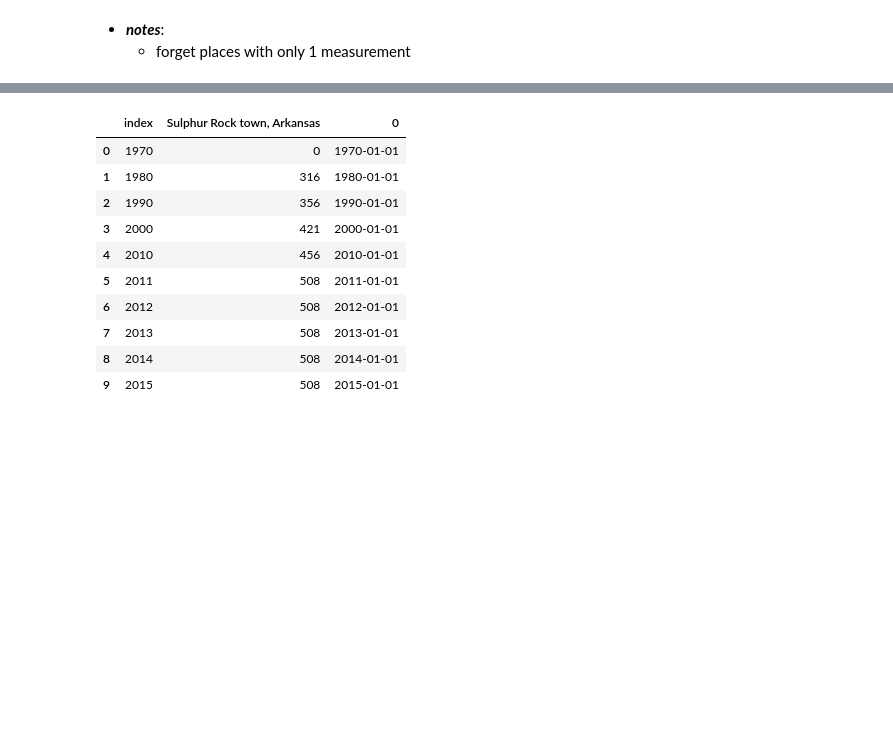
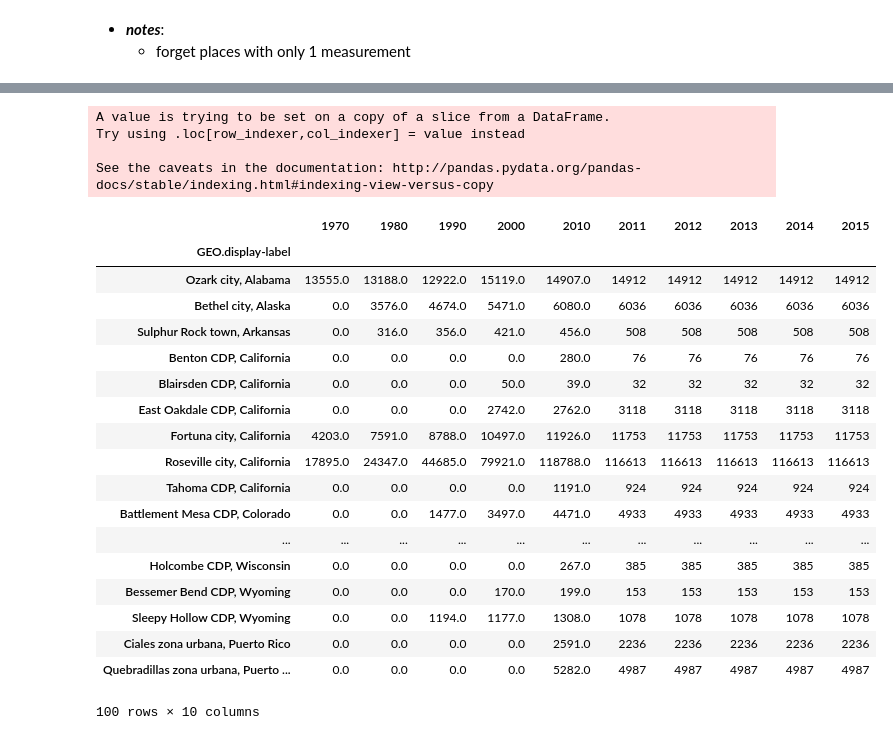
Before and after one commit to gumdropsteve/population_prophet, a Jupyter notebook: exploratory-data-analysis/timeseries/pop_by_place.ipynb, the cells around one changed output, grey strips where cells are left out. Drawn from its saved outputs; the diff is of its cells as text; code cells hidden in the pictures; blank space fills up the shorter version.

```diff
--- a/exploratory-data-analysis/timeseries/pop_by_place.ipynb
+++ b/exploratory-data-analysis/timeseries/pop_by_place.ipynb
@@ -760,38 +797,41 @@ train_df = pd.concat([s_census_,s_acs_2011_,s_acs_2012_,s_acs_2013_,s_acs_2014_,
 # %%
-'''forecast 2016 and 2017 populations using model for each sample Place'''
-# set out route
-out = []
-# make DataFrame of column values as datetime
-datetimes = pd.DataFrame(data=pd.to_datetime(pd.Series(data=train_df.columns)))
-
-pd.DataFrame(data=pd.concat([train_df.iloc[2].reset_index(),datetimes],axis=1))
-
-
 # go though each place in train_df
 for i in range(len(train_df)):
     # extract DataFrame for that place
     df = train_df.iloc[i]
     # use fbprophet to make Prophet model
     place_prophet = fbprophet.Prophet(changepoint_prior_scale=0.15)
     # rename Place df's columns to agree with prophet formatting
     a.columns = ['ds','y']
     # fit place on prophet model
     b = place_prophet.fit(a)
     # make a future dataframe for 20 years
     place_forecast = place_prophet.make_future_dataframe( periods=2, freq='Y' )
     # establish predictions
     forecast = place_prophet.predict(place_forecast)
     # tag and bag
     out.append(forecast)
 # %% [output]
+A value is trying to be set on a copy of a slice from a DataFrame.
+Try using .loc[row_indexer,col_indexer] = value instead
+
+See the caveats in the documentation: http://pandas.pydata.org/pandas-docs/stable/indexing.html#indexing-view-versus-copy
-|  | index | Sulphur Rock town, Arkansas | 0 |
-| 0 | 1970 | 0 | 1970-01-01 |
-| 1 | 1980 | 316 | 1980-01-01 |
-| 2 | 1990 | 356 | 1990-01-01 |
-| 3 | 2000 | 421 | 2000-01-01 |
-| 4 | 2010 | 456 | 2010-01-01 |
-| 5 | 2011 | 508 | 2011-01-01 |
-| 6 | 2012 | 508 | 2012-01-01 |
-| 7 | 2013 | 508 | 2013-01-01 |
-| 8 | 2014 | 508 | 2014-01-01 |
-| 9 | 2015 | 508 | 2015-01-01 |
+|  | 1970 | 1980 | 1990 | 2000 | 2010 | 2011 | 2012 | 2013 | 2014 | 2015 |
+| GEO.display-label |  |  |  |  |  |  |  |  |  |  |
+| Ozark city, Alabama | 13555.0 | 13188.0 | 12922.0 | 15119.0 | 14907.0 | 14912 | 14912 | 14912 | 14912 | 14912 |
+| Bethel city, Alaska | 0.0 | 3576.0 | 4674.0 | 5471.0 | 6080.0 | 6036 | 6036 | 6036 | 6036 | 6036 |
+| Sulphur Rock town, Arkansas | 0.0 | 316.0 | 356.0 | 421.0 | 456.0 | 508 | 508 | 508 | 508 | 508 |
+| Benton CDP, California | 0.0 | 0.0 | 0.0 | 0.0 | 280.0 | 76 | 76 | 76 | 76 | 76 |
+| Blairsden CDP, California | 0.0 | 0.0 | 0.0 | 50.0 | 39.0 | 32 | 32 | 32 | 32 | 32 |
+| East Oakdale CDP, California | 0.0 | 0.0 | 0.0 | 2742.0 | 2762.0 | 3118 | 3118 | 3118 | 3118 | 3118 |
+| Fortuna city, California | 4203.0 | 7591.0 | 8788.0 | 10497.0 | 11926.0 | 11753 | 11753 | 11753 | 11753 | 11753 |
+| Roseville city, California | 17895.0 | 24347.0 | 44685.0 | 79921.0 | 118788.0 | 116613 | 116613 | 116613 | 116613 | 116613 |
+| Tahoma CDP, California | 0.0 | 0.0 | 0.0 | 0.0 | 1191.0 | 924 | 924 | 924 | 924 | 924 |
+| Battlement Mesa CDP, Colorado | 0.0 | 0.0 | 1477.0 | 3497.0 | 4471.0 | 4933 | 4933 | 4933 | 4933 | 4933 |
+| ... | ... | ... | ... | ... | ... | ... | ... | ... | ... | ... |
+| Holcombe CDP, Wisconsin | 0.0 | 0.0 | 0.0 | 0.0 | 267.0 | 385 | 385 | 385 | 385 | 385 |
+| Bessemer Bend CDP, Wyoming | 0.0 | 0.0 | 0.0 | 170.0 | 199.0 | 153 | 153 | 153 | 153 | 153 |
+| Sleepy Hollow CDP, Wyoming | 0.0 | 0.0 | 1194.0 | 1177.0 | 1308.0 | 1078 | 1078 | 1078 | 1078 | 1078 |
+| Ciales zona urbana, Puerto Rico | 0.0 | 0.0 | 0.0 | 0.0 | 2591.0 | 2236 | 2236 | 2236 | 2236 | 2236 |
+| Quebradillas zona urbana, Puerto ... | 0.0 | 0.0 | 0.0 | 0.0 | 5282.0 | 4987 | 4987 | 4987 | 4987 | 4987 |
+100 rows × 10 columns
```
Also changed, not shown: parts of 16 cells of this notebook.
